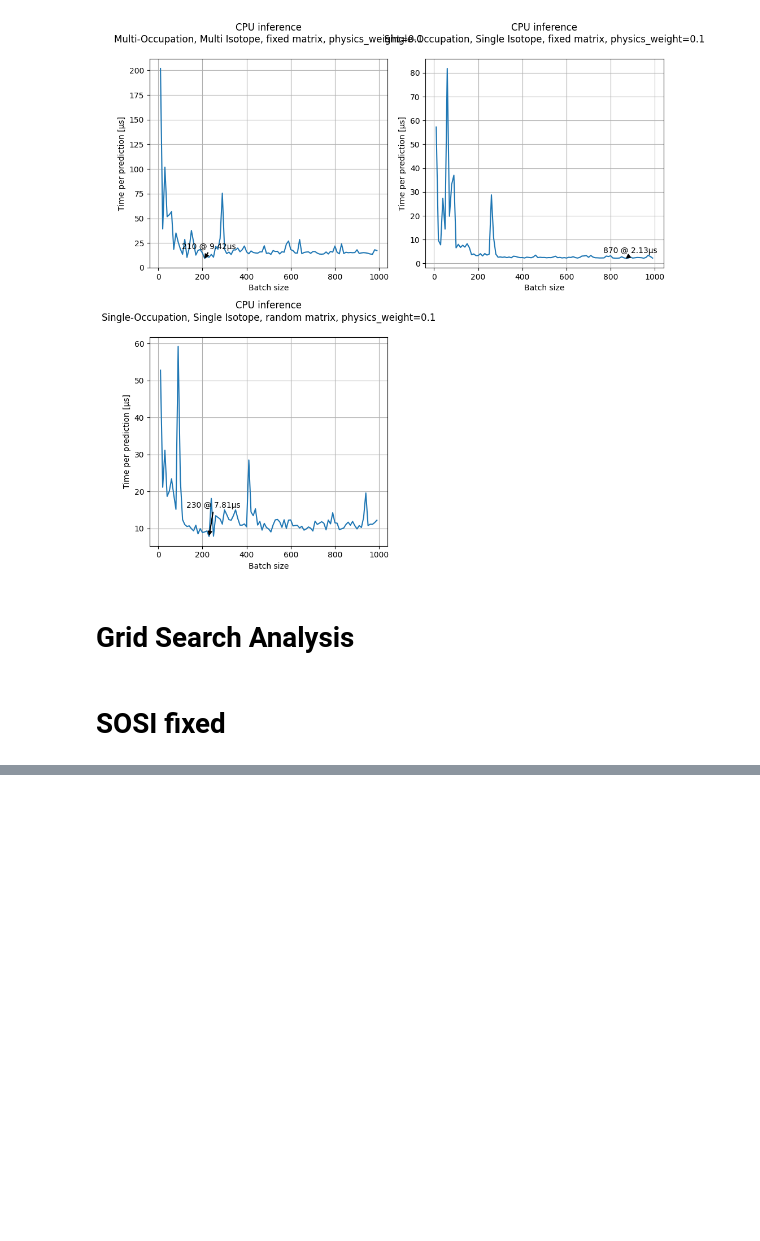
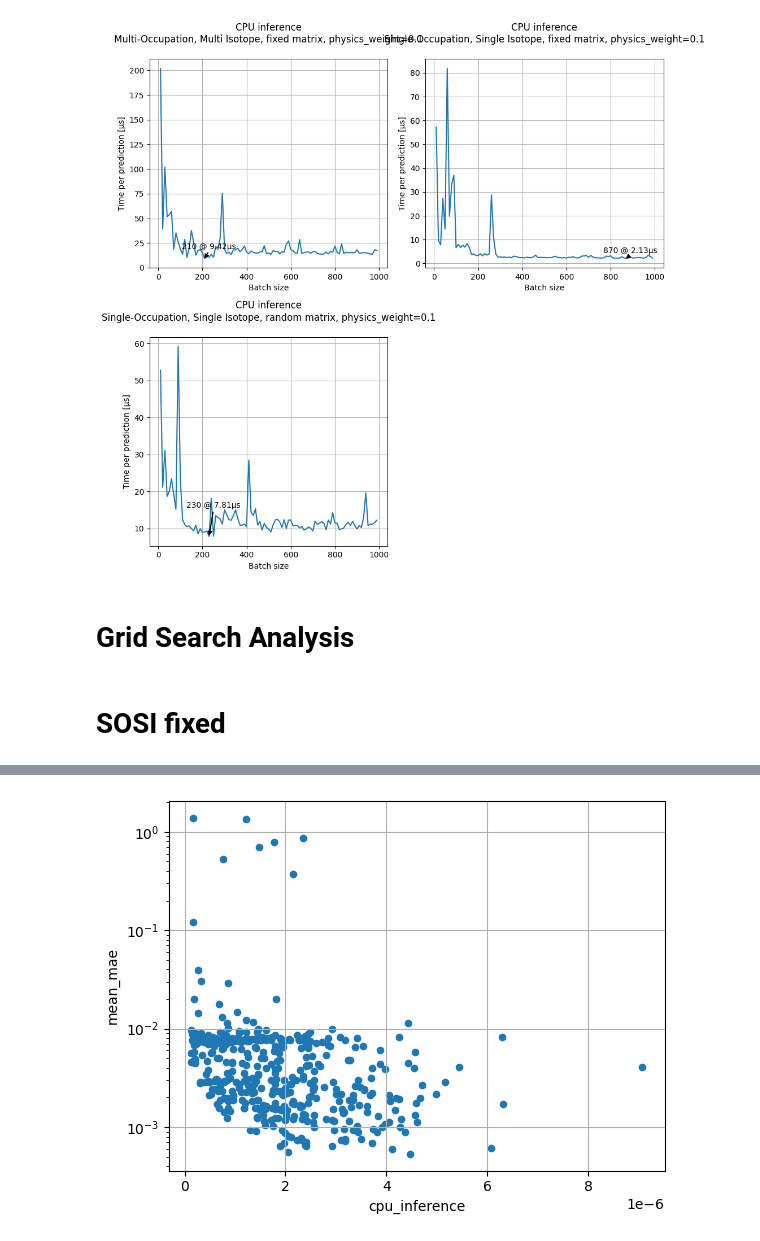
Before and after one commit to Davidxdydz/TrapDiffusion, a Jupyter notebook: Evaluation.ipynb, the cells around one changed output, grey strips where cells are left out. Cells and saved outputs as stored; diff of their text form; code cells hidden in the pictures; blank space fills up the shorter version.

```diff
--- a/Evaluation.ipynb
+++ b/Evaluation.ipynb
@@ -83,0 +82,4 @@ plot(df, "max_mae", "mean_mae", "layer_1_activation")
+# %%
+plot(df,"cpu_inference", "mean_mae", logy=True)
+# %% [output]
+[figure, added]
```
Also changed, not shown: parts of 14 cells of this notebook.
